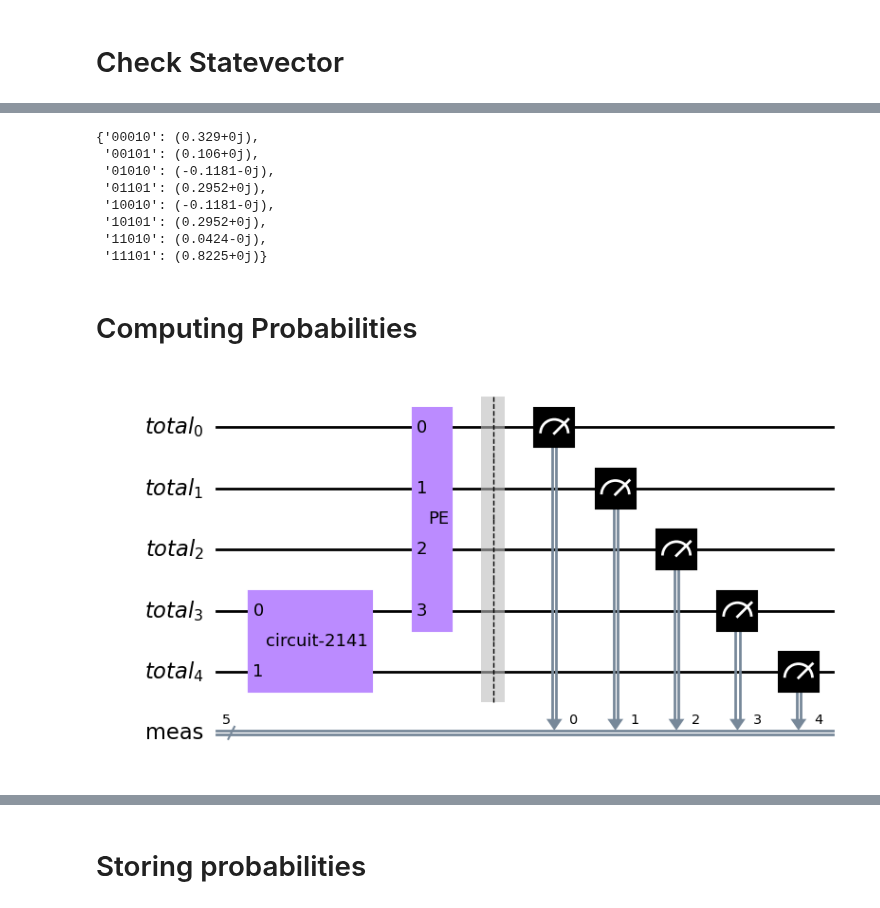
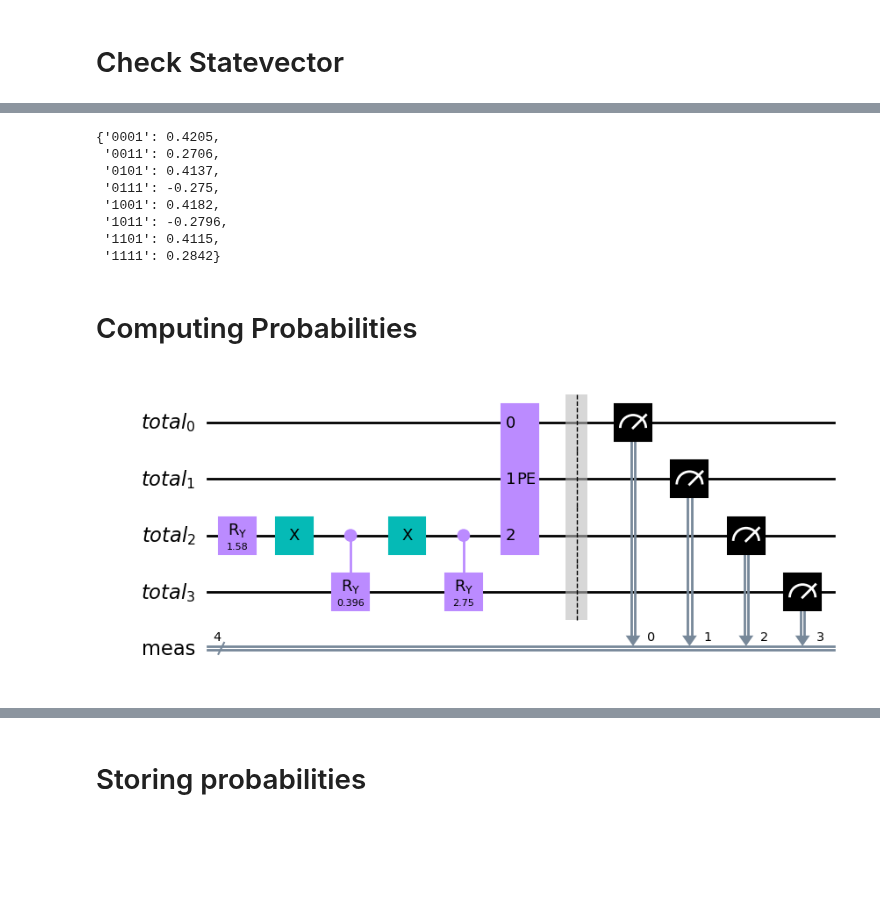
Before and after one commit to PolnareffPark/QuPCA, a Jupyter notebook: tomography_test_polished.ipynb, the cells around one changed output, grey strips where cells are left out. Drawn from its saved outputs; the diff is of its cells as text; code cells hidden in the pictures; blank space fills up the shorter version.

```diff
--- a/tomography_test_polished.ipynb
+++ b/tomography_test_polished.ipynb
@@ -55,7 +51,7 @@ $$\begin{aligned}
 \end{aligned}$$
 # %%
 #Tommaso's great code for computing the thetas
-def thetas_computation(example_matrix):
+def thetas_computation(example_matrix, debug=False):
     lst_combination=[]
 
     sum_squares = (example_matrix**2).sum()
@@ -76,9 +72,11 @@ def thetas_computation(example_matrix):
         #print(st)
         starts = [general_bitstring.index(l) for l in general_bitstring if l.startswith(st)]
         #print(starts)
-        print(st,'->',np.sqrt(input_probabilities[starts].sum()))
+        if debug == True:
+            print(st,'->',np.sqrt(input_probabilities[starts].sum()))
         nodes.append(np.sqrt(input_probabilities[starts].sum()))
-    print(nodes)
+    if debug == True:
+        print(nodes)
     #add root tree
     nodes.insert(0, 1)
 
@@ -98,12 +96,6 @@ def thetas_computation(example_matrix):
 
         idx_sub+=1
     return thetas, all_combinations
-
-# SUB = str.maketrans("0123456789", "₀₁₂₃₄₅₆₇₈₉")
-
-# for idx,th in zip(all_combinations,thetas):
-#     print('\u03F4(R{})'.format((str(idx).translate(SUB))),'->', th)
-#thetas
 # %%
 def generate_qram_circuit(thetas, all_combinations):
 
@@ -138,7 +130,7 @@ def generate_qram_circuit(thetas, all_combinations):
             qc.append(c_ry, c_t_qubits)
     return qc
 # %%
-thetas, all_combinations = thetas_computation(example_matrix)
+thetas, all_combinations = thetas_computation(example_matrix, debug = False)
 matrix_circuit = generate_qram_circuit(thetas, all_combinations)
-# matrix_circuit.draw()
+matrix_circuit.draw("mpl")
 # %% [output]
@@ -167,6 +148,6 @@ job = backend.run(transpile(matrix_circuit, backend=backend))
 # %%
 #Unitary for PE
-resolution = 3
+resolution = 2
 
 unitary_backend = Aer.get_backend("unitary_simulator")
 u_circuit = NumPyMatrix(example_matrix, evolution_time=2*np.pi/(2**resolution))
@@ -217,33 +194,27 @@ real_statevector_dictionary = {}
 for el in ss:
     real_statevector_dictionary[el[0]]=el[1]
 
-{key : real_statevector_dictionary[key] for key in real_statevector_dictionary.keys() if real_statevector_dictionary[key] != 0.0}
+{key : np.real(real_statevector_dictionary[key]) for key in real_statevector_dictionary.keys() if real_statevector_dictionary[key] != 0.0}
 # %% [output]
-{'00010': (0.329+0j),
- '00101': (0.106+0j),
- '01010': (-0.1181-0j),
- '01101': (0.2952+0j),
- '10010': (-0.1181-0j),
- '10101': (0.2952+0j),
- '11010': (0.0424-0j),
- '11101': (0.8225+0j)}
+{'0001': 0.4205,
+ '0011': 0.2706,
+ '0101': 0.4137,
+ '0111': -0.275,
+ '1001': 0.4182,
+ '1011': -0.2796,
+ '1101': 0.4115,
+ '1111': 0.2842}
 # %% [markdown]
 # Computing Probabilities
 # %%
-tot_qubit = resolution+len(example_matrix)
+total_circuit_measured = QuantumCircuit(qr_total , name='matrix')
 
-qr_total = QuantumRegister(tot_qubit, 'total')
-# classical = ClassicalRegister(4, 'measure')
+total_circuit_measured.append(matrix_circuit.to_gate(), qr_total[resolution:])
+total_circuit_measured.append(pe.to_gate(), qr_total[0:pe.num_qubits])
 
-total_circuit_1 = QuantumCircuit(qr_total , name='matrix')
+total_circuit_measured.measure_all()
 
-total_circuit_1.append(matrix_circuit.to_gate(), qr_total[resolution:])
-total_circuit_1.append(pe.to_gate(), qr_total[0:pe.num_qubits])
-# total_circuit.measure(qr_total[:2], classical[:])
-#total_circuit_1.swap(qr_total[0],qr_total[1])
-total_circuit_1.measure_all()
-
-total_circuit_1.decompose(reps=0).draw("mpl")
+total_circuit_measured.decompose(reps=1).draw("mpl")
 # %% [output]
-[figure, old version]
+[figure, new version]
 # %%
```
Also changed, not shown: parts of 36 cells of this notebook.
